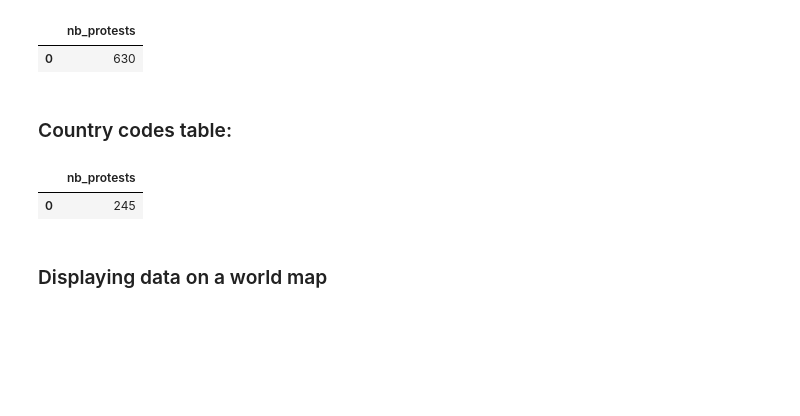
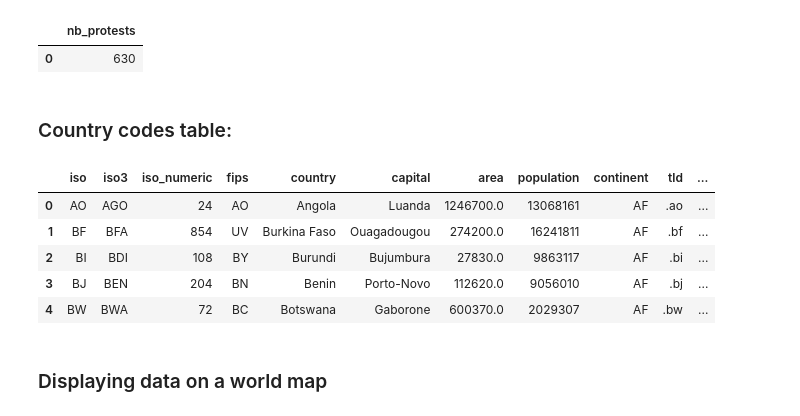
Before and after one commit to Apiquet/ADA_Project, a Jupyter notebook: anthony.ipynb, the cells around one changed output. Saved outputs shown, nothing was run; the diff lists cells and outputs as text; code cells hidden in the pictures; blank space fills up the shorter version.

```diff
--- a/anthony.ipynb
+++ b/anthony.ipynb
@@ -85,14 +95,18 @@ rights_protests_df.head()
 # %% [markdown]
 ### Country codes table:
 # %%
-query_job = bigquery_client.query(
-    """SELECT  as nb_protests FROM `gdelt-bq.extra.countryinfo`""")
-results = query_job.result().to_dataframe()
+query_countries_info = bigquery_client.query(
+    """SELECT * FROM `gdelt-bq.extra.countryinfo`""")
+countries_info_df = query_countries_info.result().to_dataframe()
 # %%
-results.head()
+countries_info_df.head()
 # %% [output]
-|  | nb_protests |
-| 0 | 245 |
+|  | iso | iso3 | iso_numeric | fips | country | capital | area | population | continent | tld | ... |
+| 0 | AO | AGO | 24 | AO | Angola | Luanda | 1246700.0 | 13068161 | AF | .ao | ... |
+| 1 | BF | BFA | 854 | UV | Burkina Faso | Ouagadougou | 274200.0 | 16241811 | AF | .bf | ... |
+| 2 | BI | BDI | 108 | BY | Burundi | Bujumbura | 27830.0 | 9863117 | AF | .bi | ... |
+| 3 | BJ | BEN | 204 | BN | Benin | Porto-Novo | 112620.0 | 9056010 | AF | .bj | ... |
+| 4 | BW | BWA | 72 | BC | Botswana | Gaborone | 600370.0 | 2029307 | AF | .bw | ... |
 # %% [markdown]
 ### Displaying data on a world map
 # %%
```
Also changed, not shown: parts of 4 cells of this notebook.
